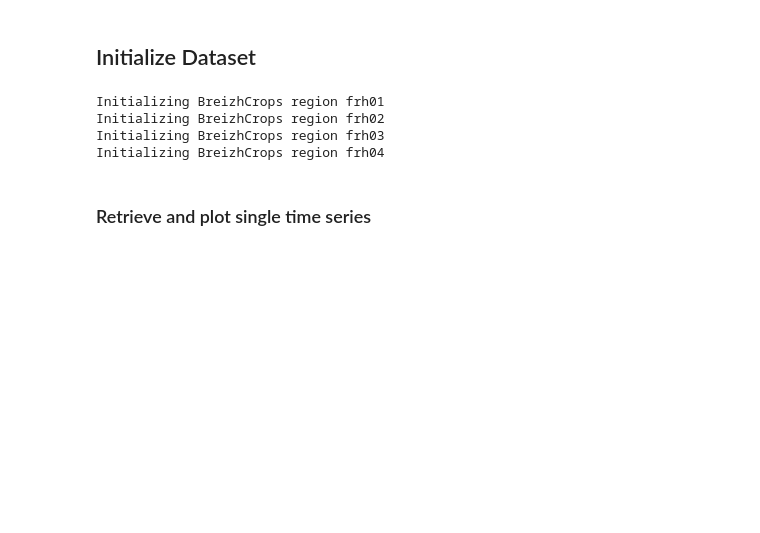
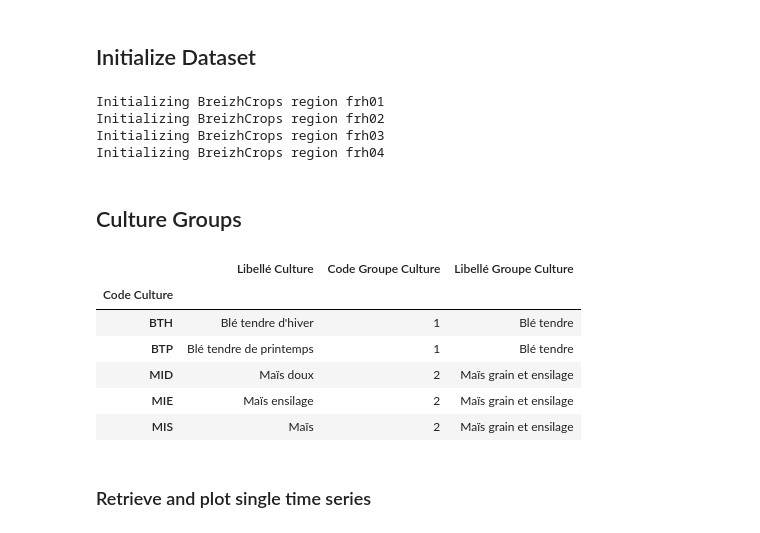
Before and after one commit to dl4sits/BreizhCrops, a Jupyter notebook: notebooks/01_BreizhCrops-Time-Series.ipynb, the cells around one changed output. Cells and saved outputs as stored; diff of their text form; code cells hidden in the pictures; blank space fills up the shorter version.

```diff
--- a/notebooks/01_BreizhCrops-Time-Series.ipynb
+++ b/notebooks/01_BreizhCrops-Time-Series.ipynb
@@ -28,6 +31,18 @@ Initializing BreizhCrops region frh01
 Initializing BreizhCrops region frh02
 Initializing BreizhCrops region frh03
 Initializing BreizhCrops region frh04
+# %% [markdown]
+## Culture Groups
+# %%
+frh04.get_codes().head()
+# %% [output]
+|  | Libellé Culture | Code Groupe Culture | Libellé Groupe Culture |
+| Code Culture |  |  |  |
+| BTH | Blé tendre d'hiver | 1 | Blé tendre |
+| BTP | Blé tendre de printemps | 1 | Blé tendre |
+| MID | Maïs doux | 2 | Maïs grain et ensilage |
+| MIE | Maïs ensilage | 2 | Maïs grain et ensilage |
+| MIS | Maïs | 2 | Maïs grain et ensilage |
 # %% [markdown]
 ### Retrieve and plot single time series
 # %%
```
Also changed, not shown: parts of 2 cells of this notebook.
